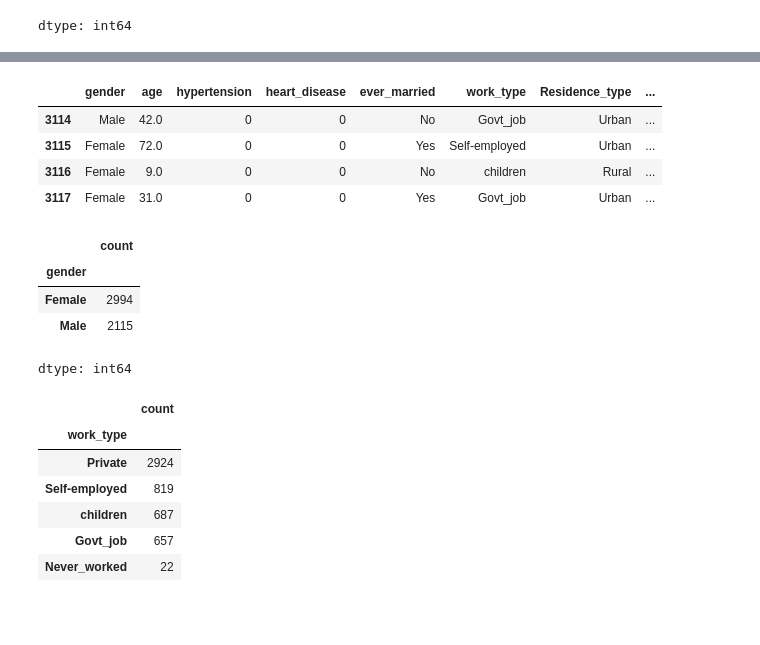
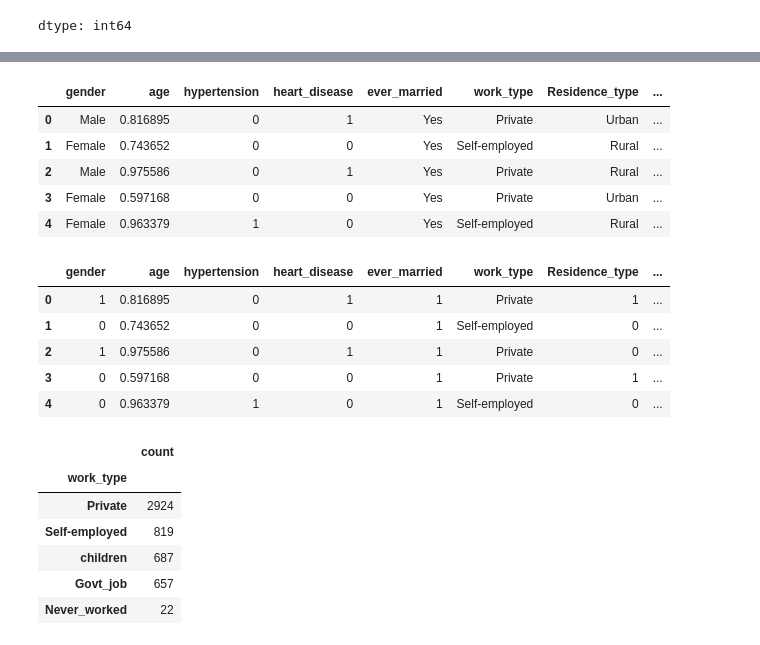
Before and after one commit to SaadAttalla/Stroke_Pre-Detection_Analysis, a Jupyter notebook: Stroke_Project_Analysis&Visuals.ipynb, the cells around one changed output, grey strips where cells are left out. Saved outputs shown, nothing was run; the diff lists cells and outputs as text; code cells hidden in the pictures; blank space fills up the shorter version.

```diff
--- a/Stroke_Project_Analysis&Visuals.ipynb
+++ b/Stroke_Project_Analysis&Visuals.ipynb
@@ -96,3 +99,5 @@ df.describe()
+# %%
+df.drop(columns=['id'], inplace=True)
 # %%
 df['gender'].value_counts()
 # %% [output]
@@ -103,4 +108,4 @@ df['gender'].value_counts()
 | Other | 1 |
 dtype: int64
 # %%
-df[df["gender"]=="Other"]
+df = df[df['gender'] != 'Other'].reset_index(drop=True)
@@ -110,2 +111,0 @@ df[df["gender"]=="Other"]
-# %%
-df= df[df['gender'].isin(['Male', 'Female'])]
@@ -120,21 +112,29 @@ df.iloc[3114:3118,:]
-# %%
-index=[i for i in range(df.shape[0])]
-df.index=index
-df.iloc[3114:3118,:]
-# %% [output]
-|  | gender | age | hypertension | heart_disease | ever_married | work_type | Residence_type | ... |
-| 3114 | Male | 42.0 | 0 | 0 | No | Govt_job | Urban | ... |
-| 3115 | Female | 72.0 | 0 | 0 | Yes | Self-employed | Urban | ... |
-| 3116 | Female | 9.0 | 0 | 0 | No | children | Rural | ... |
-| 3117 | Female | 31.0 | 0 | 0 | Yes | Govt_job | Urban | ... |
-# %%
-df['gender'].value_counts()
-# %% [output]
-|  | count |
-| gender |  |
-| Female | 2994 |
-| Male | 2115 |
-dtype: int64
+# %%
+scaler = MinMaxScaler()
+
+df[['age', 'avg_glucose_level']] = scaler.fit_transform(df[['age', 'avg_glucose_level']])
+df.head()
+# %% [output]
+|  | gender | age | hypertension | heart_disease | ever_married | work_type | Residence_type | ... |
+| 0 | Male | 0.816895 | 0 | 1 | Yes | Private | Urban | ... |
+| 1 | Female | 0.743652 | 0 | 0 | Yes | Self-employed | Rural | ... |
+| 2 | Male | 0.975586 | 0 | 1 | Yes | Private | Rural | ... |
+| 3 | Female | 0.597168 | 0 | 0 | Yes | Private | Urban | ... |
+| 4 | Female | 0.963379 | 1 | 0 | Yes | Self-employed | Rural | ... |
+# %%
+encoder = LabelEncoder()
+
+df['gender'] = encoder.fit_transform(df['gender'])  # Male=1, Female=0
+df['Residence_type'] = encoder.fit_transform(df['Residence_type'])  # Urban=1, Rural=0
+df['ever_married'] = encoder.fit_transform(df['ever_married'])  # Yes=1, No=0
+df.head()
+# %% [output]
+|  | gender | age | hypertension | heart_disease | ever_married | work_type | Residence_type | ... |
+| 0 | 1 | 0.816895 | 0 | 1 | 1 | Private | 1 | ... |
+| 1 | 0 | 0.743652 | 0 | 0 | 1 | Self-employed | 0 | ... |
+| 2 | 1 | 0.975586 | 0 | 1 | 1 | Private | 0 | ... |
+| 3 | 0 | 0.597168 | 0 | 0 | 1 | Private | 1 | ... |
+| 4 | 0 | 0.963379 | 1 | 0 | 1 | Self-employed | 0 | ... |
 # %%
 df['work_type'].value_counts()
 # %% [output]
```
Also changed, not shown: parts of 24 cells of this notebook.
